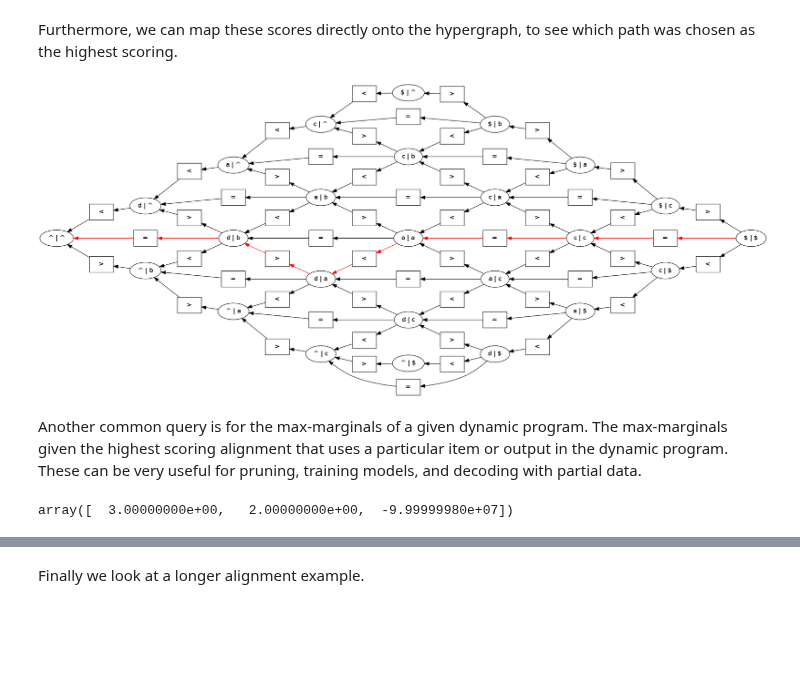
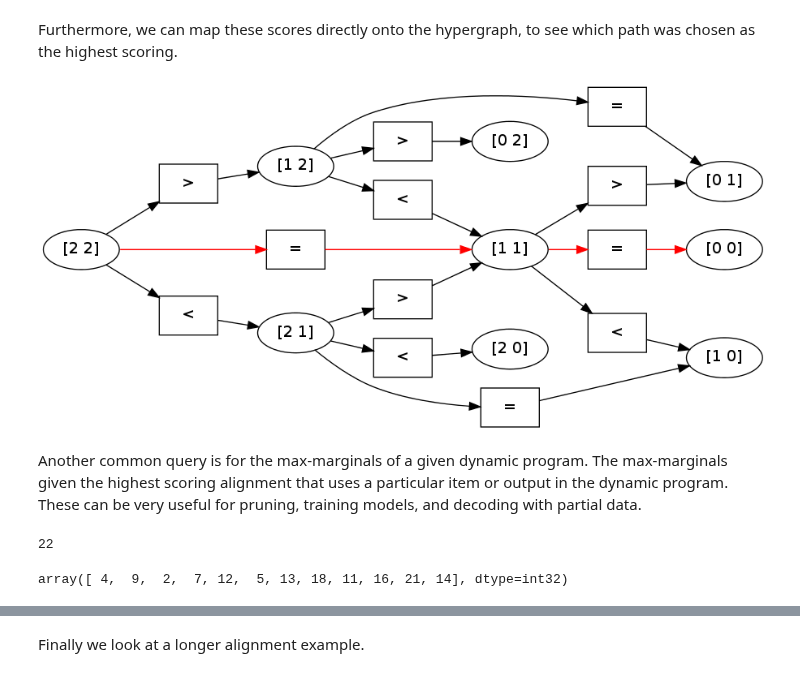
Before and after one commit to srush/PyDecode, a Jupyter notebook: notebooks/EditDistance.ipynb, the cells around one changed output, grey strips where cells are left out. Drawn from its saved outputs; the diff is of its cells as text; code cells hidden in the pictures; blank space fills up the shorter version.

```diff
--- a/notebooks/EditDistance.ipynb
+++ b/notebooks/EditDistance.ipynb
@@ -136,19 +156,20 @@ None
 # %% [markdown]
 Furthermore, we can map these scores directly onto the hypergraph, to see
 which path was chosen as the highest scoring.
-# %%
-hypergraph_scores = dp.output_matrix.T * output_scores.ravel()
-path = pydecode.best_path(dp.hypergraph, hypergraph_scores)
-display.HypergraphPathFormatter(dp.hypergraph, vertex_labels=vertex_labels, hyperedge_labels=hyperedge_labels).set_paths([path]).to_ipython()
-# %% [output]
-[figure, removed]
+# %%
+pydecode.draw(graph, label_ops, label_names, paths=[path])
+# %% [output]
+[figure, added]
 # %% [markdown]
 Another common query is for the max-marginals of a given dynamic program.
 The max-marginals given the highest scoring alignment that uses a particular
 item or output in the dynamic program. These can be very useful for pruning,
 training models, and decoding with partial data.
-# %%
-output_marg = pydecode.output_marginals(dp, output_scores)
-output_marg[2, 3, :]
-# %% [output]
-array([  3.00000000e+00,   2.00000000e+00,  -9.99999980e+07])
+# %%
+np.max(graph.labeling) +1
+# %% [output]
+22
+# %%
+graph.labeling
+# %% [output]
+array([ 4,  9,  2,  7, 12,  5, 13, 18, 11, 16, 21, 14], dtype=int32)
```
Also changed, not shown: parts of 27 cells of this notebook, 19 other files.
